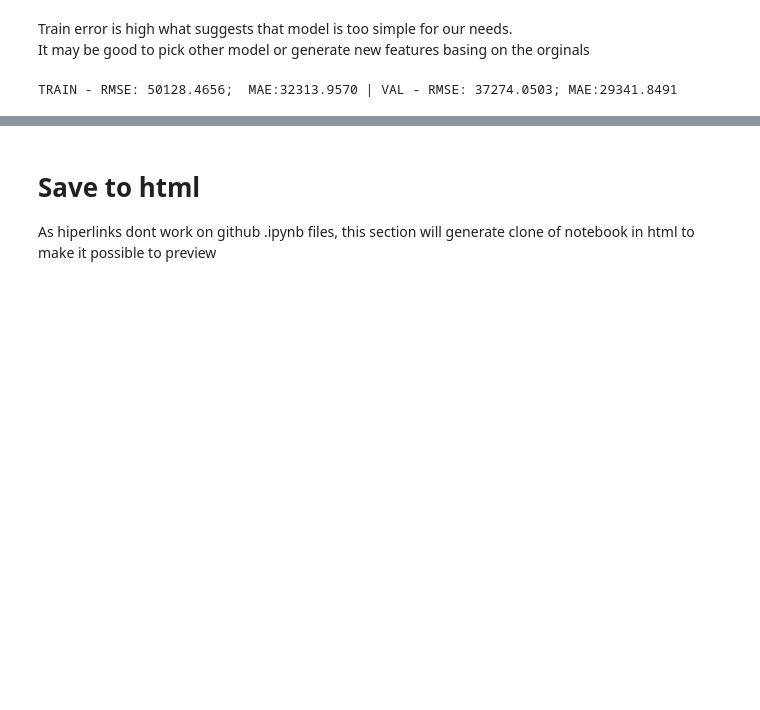
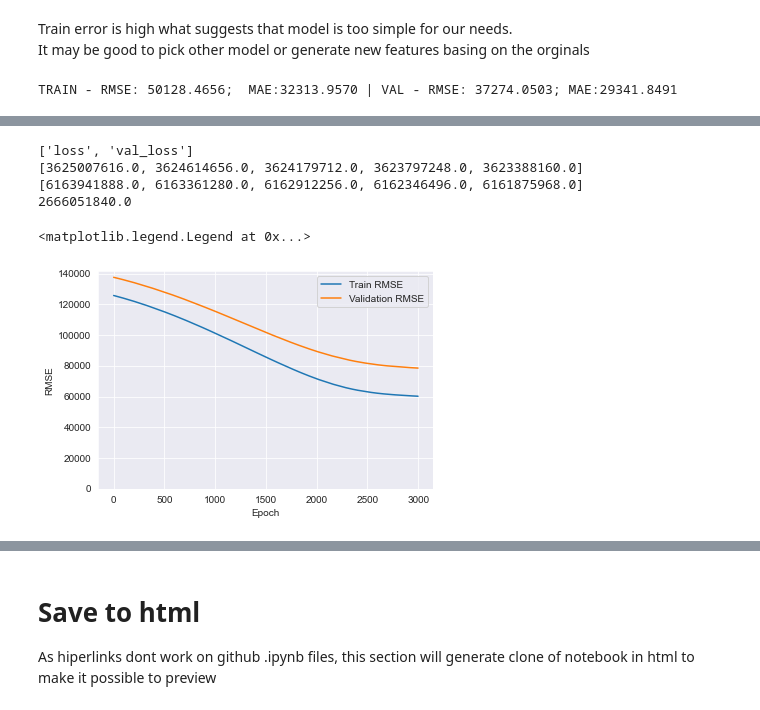
Before and after one commit to SalamanderKrajza/ds-compendium, a Jupyter notebook: projects/ds_salaries.ipynb, the cells around one changed output, grey strips where cells are left out. Cells and saved outputs as stored; diff of their text form; code cells hidden in the pictures; blank space fills up the shorter version.

```diff
--- a/projects/ds_salaries.ipynb
+++ b/projects/ds_salaries.ipynb
@@ -1225,0 +1273,4 @@ Train mean: 114542.1793814433   Test mean: 103375.81967213115   train vs test: 1
+# %%
+number_of_features = len(df_train_transformed.drop('salary_in_usd', axis=1).columns)
+print("number of features:", number_of_features)
+print("Starting number of hidden layer units:", int(np.sqrt(number_of_features)))
@@ -1225,0 +1299,12 @@ Train mean: 114542.1793814433   Test mean: 103375.81967213115   train vs test: 1
+# %%
+# Define the model architecture
+model = tf.keras.Sequential([
+    tf.keras.layers.Dense(12, activation='relu', input_shape=(number_of_features,)),
+    tf.keras.layers.Dense(1, activation='linear')
+])
+
+# Compile the model with appropriate loss function and optimizer
+model.compile(loss='mean_squared_error', optimizer='adam')
+
+# Print the model summary
+model.summary()
@@ -1225,0 +1325,13 @@ Train mean: 114542.1793814433   Test mean: 103375.81967213115   train vs test: 1
+# %%
+early_stopping_callback = tf.keras.callbacks.EarlyStopping(monitor='val_loss', patience=10)
+# %%
+training_history = model.fit(
+    X_train,
+    y_train,
+    epochs=3000,
+    callbacks=[early_stopping_callback],
+    validation_data=(X_val, y_val),
+    # verbose = 1
+    )
+
+test_loss = model.evaluate(X_test, y_test)
@@ -1225,0 +1356,24 @@ Train mean: 114542.1793814433   Test mean: 103375.81967213115   train vs test: 1
+# %%
+print(list(training_history.history))
+print(training_history.history['loss'][-5:])
+print(training_history.history['val_loss'][-5:])
+print(test_loss)
+# %% [output]
+['loss', 'val_loss']
+[3625007616.0, 3624614656.0, 3624179712.0, 3623797248.0, 3623388160.0]
+[6163941888.0, 6163361280.0, 6162912256.0, 6162346496.0, 6161875968.0]
+2666051840.0
+# %%
+# Plot train_mse and val_mse
+train_rmse = np.sqrt(training_history.history['loss'])
+val_rmse = np.sqrt(training_history.history['val_loss'])
+plt.plot(train_rmse, label='Train RMSE')
+plt.plot(val_rmse, label='Validation RMSE')
+plt.legend('Train and validation RMSE during each epoch')
+plt.xlabel('Epoch')
+plt.ylabel('RMSE')
+plt.ylim([0, None]) #Make y_axis start on 0
+plt.legend()
+# %% [output]
+<matplotlib.legend.Legend at 0x...>
+[figure, added]
```
Also changed, not shown: parts of 30 cells of this notebook, 2 other files.
